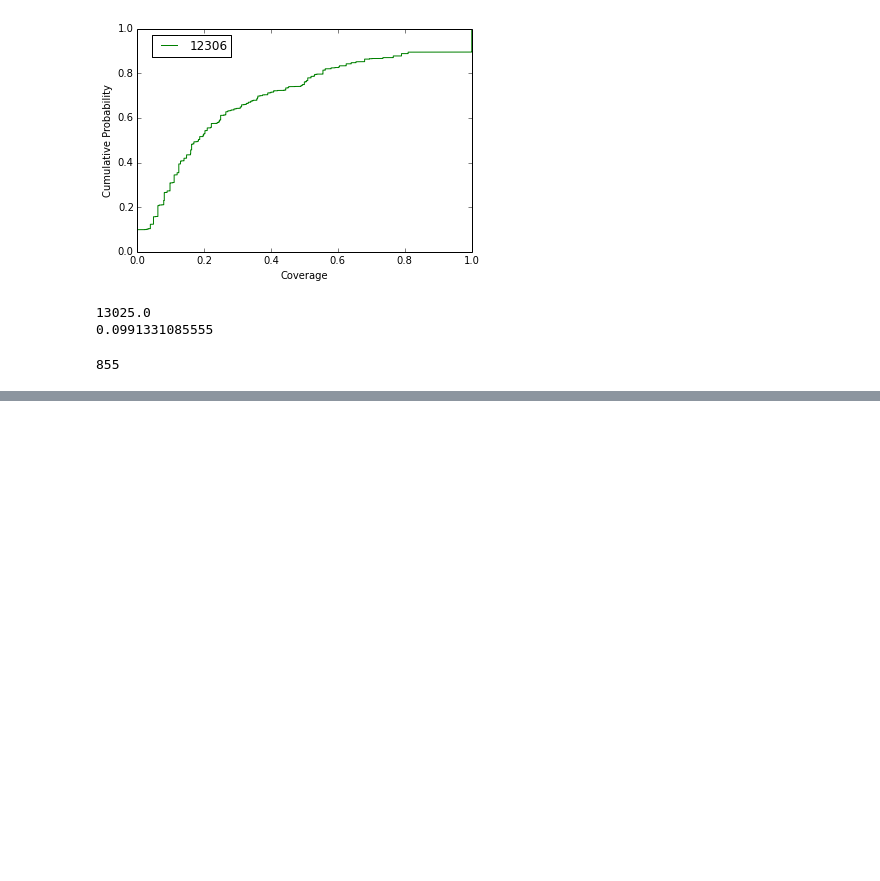
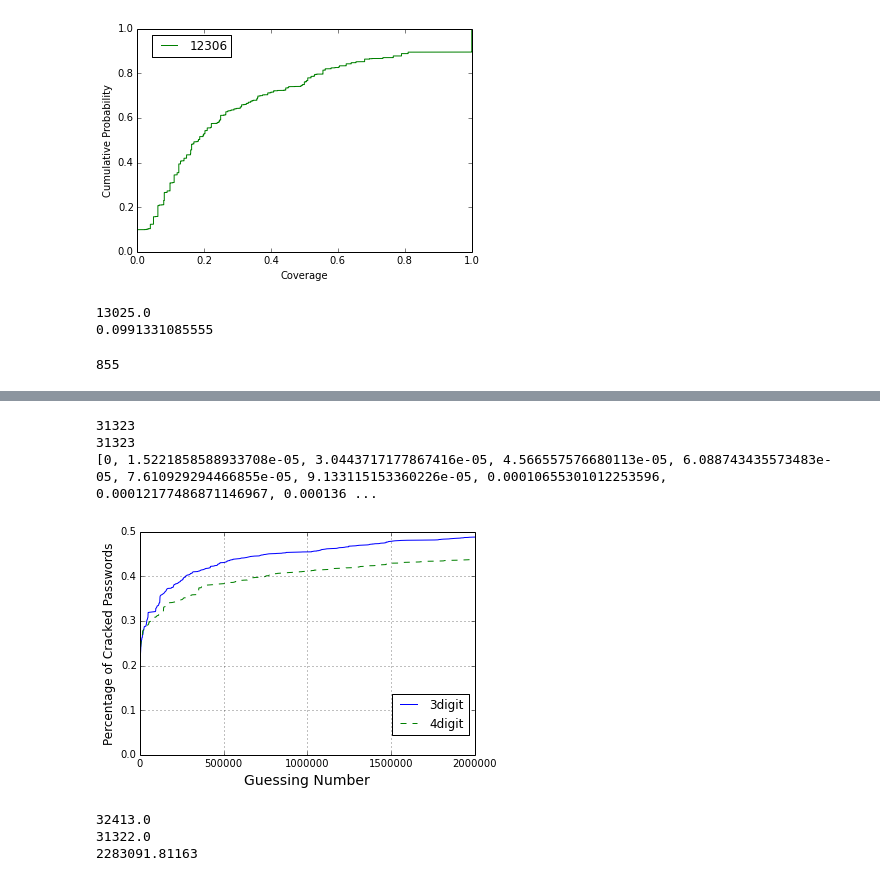
Before and after one commit to qingyuanxingsi/12306_passcracking, a Jupyter notebook: Cracking.ipynb, the cells around one changed output, grey strips where cells are left out. Cells and saved outputs as stored; diff of their text form; code cells hidden in the pictures; blank space fills up the shorter version.

```diff
--- a/Cracking.ipynb
+++ b/Cracking.ipynb
@@ -232,0 +226,62 @@ plt.show()
+# %%
+import time
+import matplotlib.pyplot as plt
+%matplotlib inline
+
+output = open("output_personal_3digit.txt","r")
+lines = output.readlines()
+xpoints = [0]
+ypoints = [0]
+lastind = 1
+total = 0
+for each in lines:
+    point = each.split()
+    total+=1
+    if int(point[0]) != lastind:
+        xpoints.append(lastind/65695.0)
+        ypoints.append(total/65695.0)
+        lastind = int(point[0])
+output.close()
+
+output = open("output_personal.txt","r")
+lines = output.readlines()
+x2points = [0]
+y2points = [0]
+lastind = 1
+total = 0
+for each in lines:
+    point = each.split()
+    total+=1
+    if int(point[0]) != lastind:
+        x2points.append(lastind/65695.0)
+        y2points.append(total/65695.0)
+        lastind = int(point[0])
+
+print len(x2points)
+print len(y2points)
+print ypoints[:10]
+plt.plot(xpoints,ypoints,label="3digit")
+plt.plot(x2points,y2points,label="4digit",linestyle="--")
+#plt.plot(x3points,y3points,label="personalPCFG-guessing")
+#plt.xscale('log', nonposy='clip')
+#plt.yscale('log', nonposy='clip')
+plt.ylabel('Percentage of Cracked Passwords', fontsize=12)
+plt.xlabel('Guessing Number', fontsize=14)
+plt.legend()
+axes = plt.gca()
+axes.set_xlim([0,2*10**6])
+
+plt.legend(bbox_to_anchor=(1.0, 0.3))
+plt.grid()
+plt.show()
+print ypoints[-1] * 65695
+print y2points[-1] * 65695
+print xpoints[-1]
+# %% [output]
+31323
+31323
+[0, 1.5221858588933708e-05, 3.0443717177867416e-05, 4.566557576680113e-05, 6.088743435573483e-05, 7.610929294466855e-05, 9.133115153360226e-05, 0.00010655301012253596, 0.00012177486871146967, 0.000136 ...
+[figure, added]
+32413.0
+31322.0
+2283091.81163
```
Also changed, not shown: parts of 5 cells of this notebook, 14 other files.
